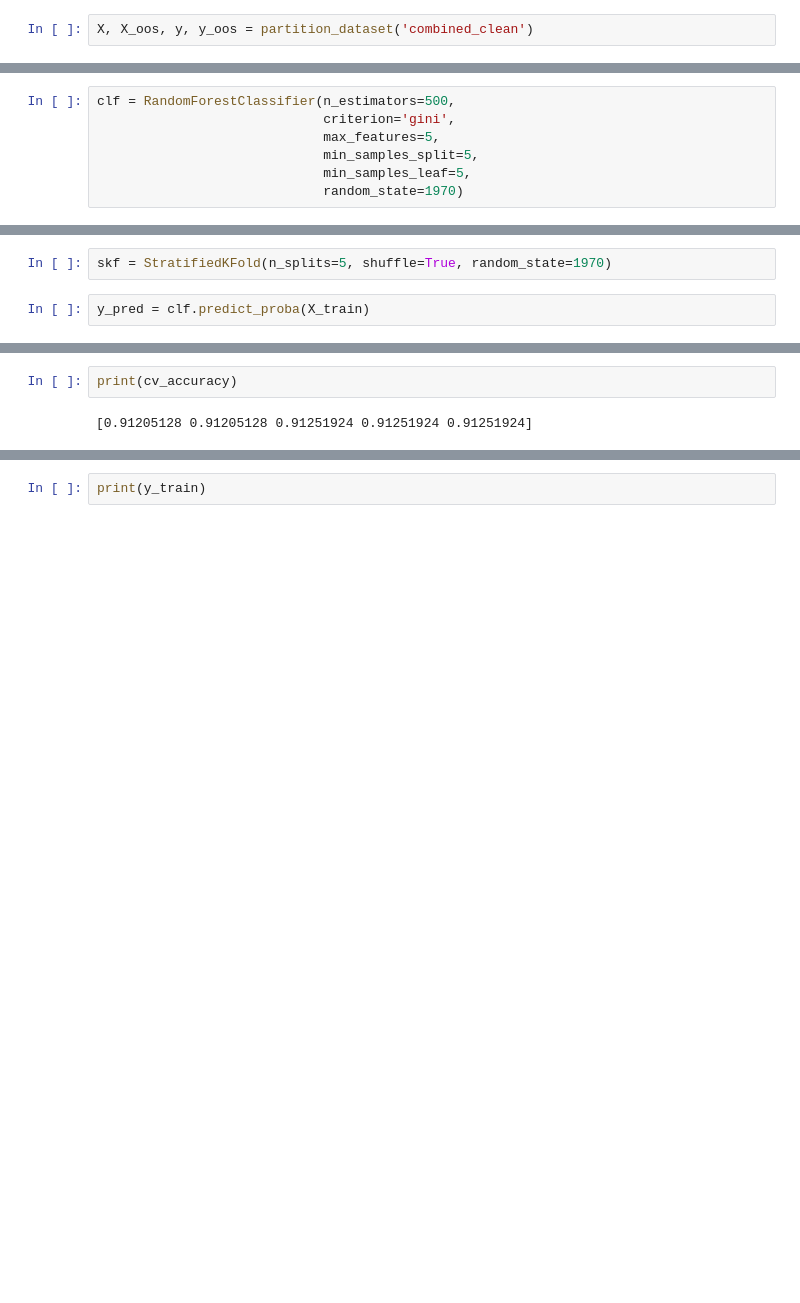
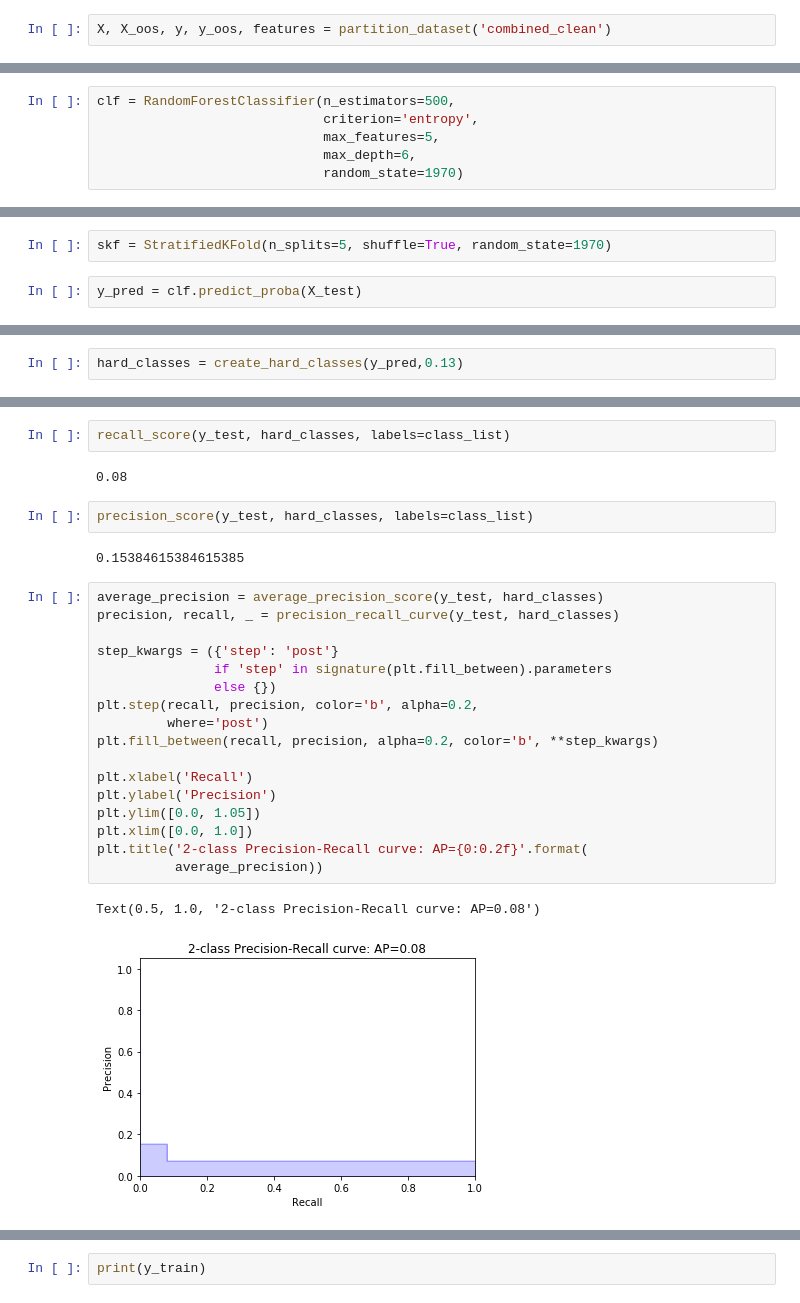
Before and after one commit to jlewis425/anomalies-in-earnings-release-reactions, a Jupyter notebook: fsm_sandbox.ipynb, the cells around one changed output, grey strips where cells are left out. Drawn from its saved outputs; the diff is of its cells as text; blank space fills up the shorter version.

```diff
--- a/fsm_sandbox.ipynb
+++ b/fsm_sandbox.ipynb
@@ -83,15 +77,14 @@ def partition_dataset(filename):
 # %% [markdown]
 ### FSM
 # %%
-X, X_oos, y, y_oos = partition_dataset('combined_clean')
+X, X_oos, y, y_oos, features = partition_dataset('combined_clean')
 # %%
 X_train, X_test, y_train, y_test = train_test_split(X, y, test_size=0.25, random_state=1970)
 # %%
 clf = RandomForestClassifier(n_estimators=500,
-                             criterion='gini',
+                             criterion='entropy',
                              max_features=5,
-                             min_samples_split=5,
-                             min_samples_leaf=5,
+                             max_depth=6,
                              random_state=1970)
 # %%
 clf.fit(X_train, y_train)
@@ -106,7 +99,7 @@ RandomForestClassifier(bootstrap=True, class_weight=None, criterion='gini',
 # %%
 skf = StratifiedKFold(n_splits=5, shuffle=True, random_state=1970)
 # %%
-y_pred = clf.predict_proba(X_train)
+y_pred = clf.predict_proba(X_test)
 # %%
 cv_log_loss = cross_val_score(clf, # model
                              X_train, # Feature matrix
@@ -123,0 +113,2 @@ cv_accuracy = cross_val_score(clf, # model
+# %%
+hard_classes = create_hard_classes(y_pred,0.13)
@@ -128,4 +137,28 @@ print(cv_log_loss)
-# %%
-print(cv_accuracy)
-# %% [output]
-[0.91205128 0.91205128 0.91251924 0.91251924 0.91251924]
+# %%
+recall_score(y_test, hard_classes, labels=class_list)
+# %% [output]
+0.08
+# %%
+precision_score(y_test, hard_classes, labels=class_list)
+# %% [output]
+0.15384615384615385
+# %%
+average_precision = average_precision_score(y_test, hard_classes)
+precision, recall, _ = precision_recall_curve(y_test, hard_classes)
+
+step_kwargs = ({'step': 'post'}
+               if 'step' in signature(plt.fill_between).parameters
+               else {})
+plt.step(recall, precision, color='b', alpha=0.2,
+         where='post')
+plt.fill_between(recall, precision, alpha=0.2, color='b', **step_kwargs)
+
+plt.xlabel('Recall')
+plt.ylabel('Precision')
+plt.ylim([0.0, 1.05])
+plt.xlim([0.0, 1.0])
+plt.title('2-class Precision-Recall curve: AP={0:0.2f}'.format(
+          average_precision))
+# %% [output]
+Text(0.5, 1.0, '2-class Precision-Recall curve: AP=0.08')
+[figure, added]
```
Also changed, not shown: parts of 43 cells of this notebook, 3 other files.
